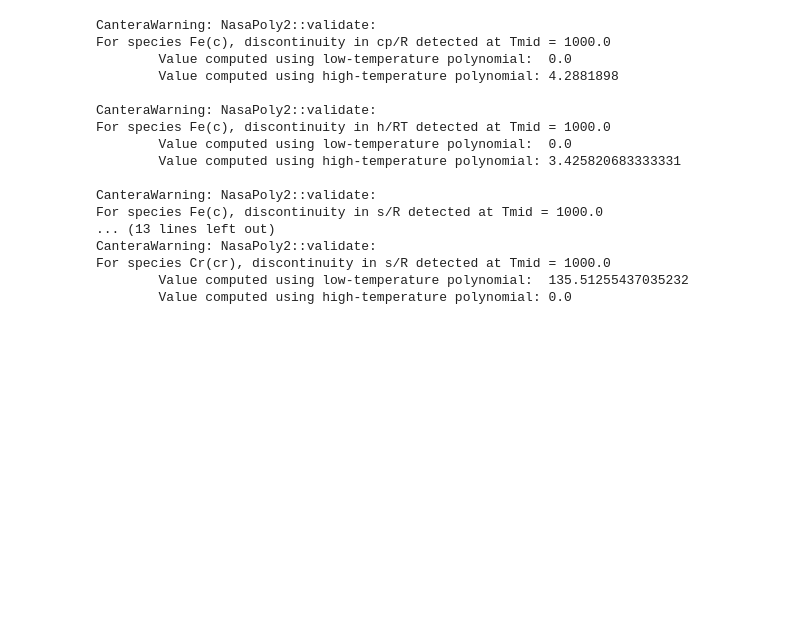
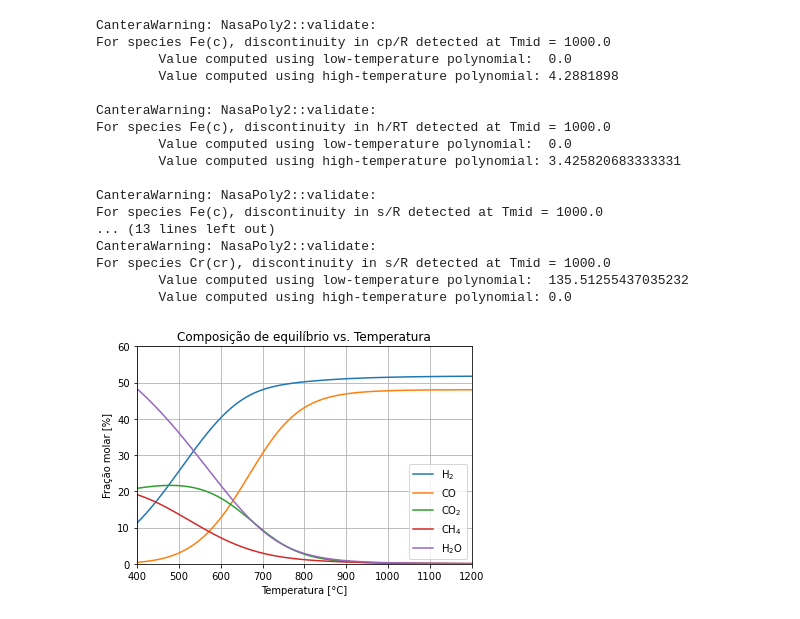
Before and after one commit to jubaldi/gasification, a Jupyter notebook: comparison.ipynb, the cells around one changed output. Cells and saved outputs as stored; diff of their text form; code cells hidden in the pictures; blank space fills up the shorter version.

```diff
--- a/comparison.ipynb
+++ b/comparison.ipynb
@@ -60,16 +61,19 @@ For species Cr(cr), discontinuity in s/R detected at Tmid = 1000.0
 # %%
-# fig1 = plt.figure()
-# plt.plot(T_list, y1[:,0]*100, label='$\mathregular{H_2}$')
-# plt.plot(T_list, y1[:,1]*100, label='$\mathregular{CO}$')
-# plt.plot(T_list, y1[:,2]*100, label='$\mathregular{CO_2}$')
-# plt.plot(T_list, y1[:,3]*100, label='$\mathregular{CH_4}$')
-# plt.plot(T_list, y1[:,4]*100, label='$\mathregular{H_2O}$')
-# plt.legend()
-# plt.grid()
-# plt.xlim(T_list[0], T_list[-1])
-# plt.ylim(0, 60)
-# plt.xlabel('Temperature [°C]')
-# plt.ylabel('Molar fraction [%]')
-# plt.title('Syngas equilibrium composition vs. process temperature')
-# plt.show()
+fig1 = plt.figure()
+plt.plot(T_list, y1[:,0]*100, label='$\mathregular{H_2}$')
+plt.plot(T_list, y1[:,1]*100, label='$\mathregular{CO}$')
+plt.plot(T_list, y1[:,2]*100, label='$\mathregular{CO_2}$')
+plt.plot(T_list, y1[:,3]*100, label='$\mathregular{CH_4}$')
+plt.plot(T_list, y1[:,4]*100, label='$\mathregular{H_2O}$')
+plt.legend()
+plt.grid()
+plt.xlim(T_list[0], T_list[-1])
+plt.ylim(0, 60)
+plt.xlabel('Temperatura [°C]')
+plt.ylabel('Fração molar [%]')
+plt.title('Composição de equilíbrio vs. Temperatura')
+plt.savefig('results/Baratieri1')
+plt.show()
+# %% [output]
+[figure, added]
 # %%
```
Also changed, not shown: parts of 10 cells of this notebook, 17 other files.
